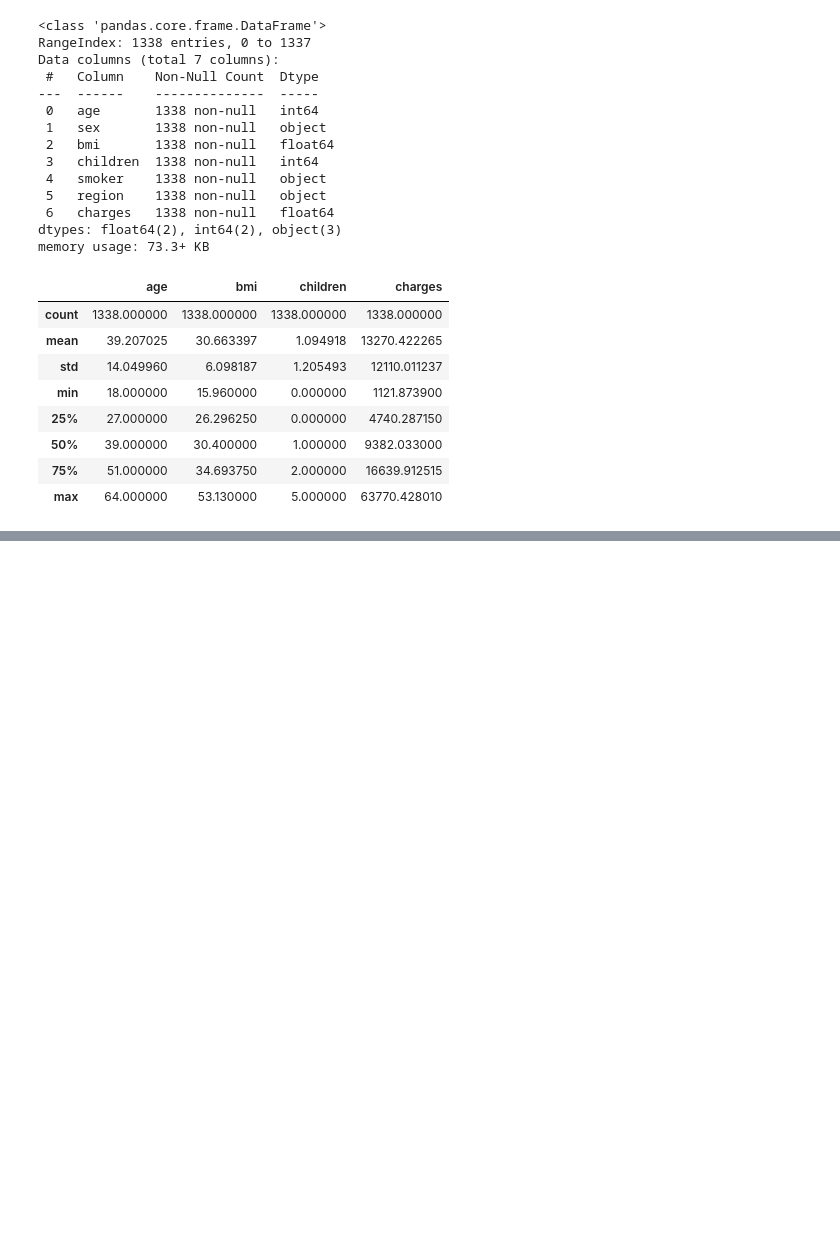
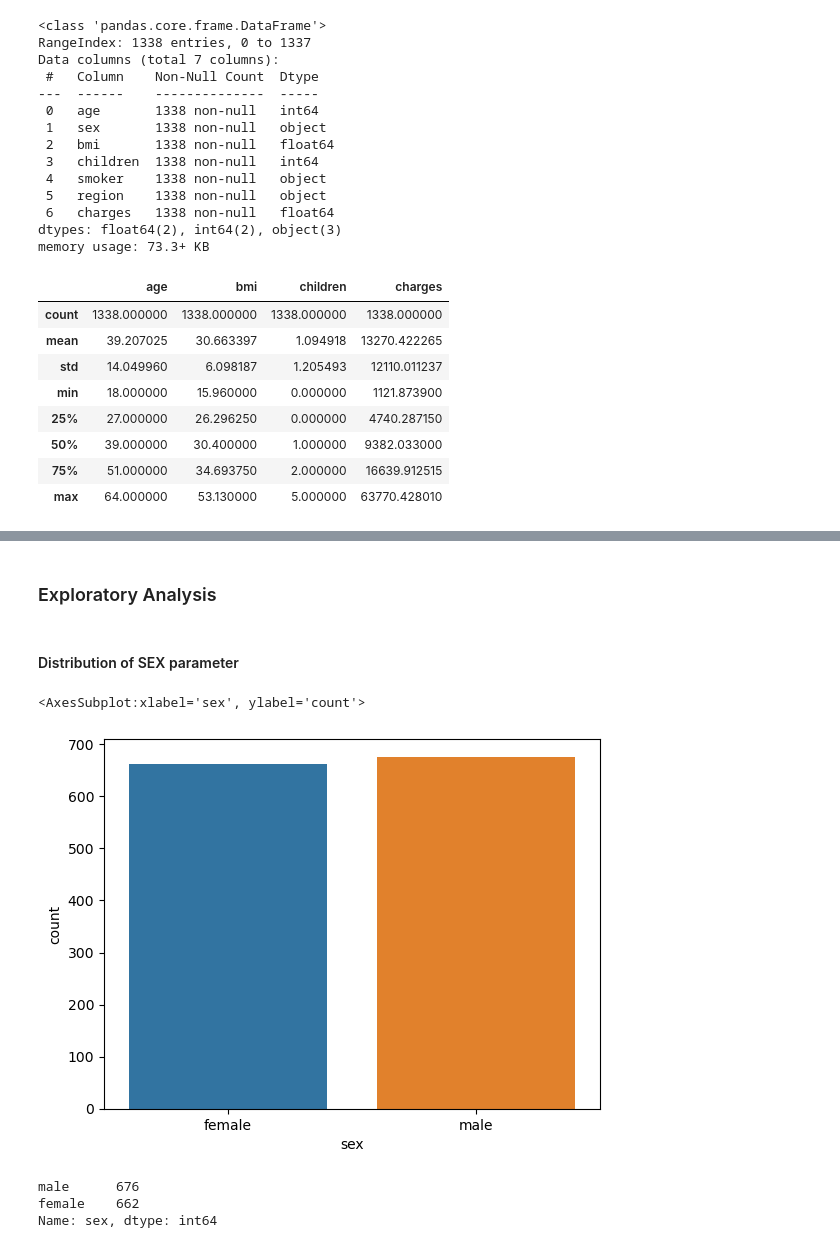
Before and after one commit to ArpitTripathi945/ML_Models_Scratch, a Jupyter notebook: support_vector_machine.ipynb, the cells around one changed output, grey strips where cells are left out. Saved outputs shown, nothing was run; the diff lists cells and outputs as text; code cells hidden in the pictures; blank space fills up the shorter version.

```diff
--- a/support_vector_machine.ipynb
+++ b/support_vector_machine.ipynb
@@ -50,0 +62,4 @@ df.describe()
+# %%
+Male = pd.get_dummies(df['sex'], drop_first=True)
+df = pd.concat([df,Male], axis=1)
+df.head()
@@ -50,0 +73,4 @@ df.describe()
+# %%
+Smoker = pd.get_dummies(df['smoker'], drop_first=True)
+df = pd.concat([df,Smoker], axis=1)
+df.head()
@@ -50,0 +84,3 @@ df.describe()
+# %%
+df= df.rename(columns = {'yes':'Smoker'})
+df.head()
@@ -50,0 +98,4 @@ df.describe()
+# %%
+Region = pd.get_dummies(df['region'], drop_first=True)
+df = pd.concat([df,Region], axis=1)
+df.head()
@@ -50,0 +109,15 @@ df.describe()
+# %% [markdown]
+### Exploratory Analysis
+# %% [markdown]
+#### Distribution of SEX parameter
+# %%
+sns.countplot(x = "sex", data = df)
+# %% [output]
+<AxesSubplot:xlabel='sex', ylabel='count'>
+[figure, added]
+# %%
+df['sex'].value_counts()
+# %% [output]
+male      676
+female    662
+Name: sex, dtype: int64
```
Also changed, not shown: parts of 17 cells of this notebook.
